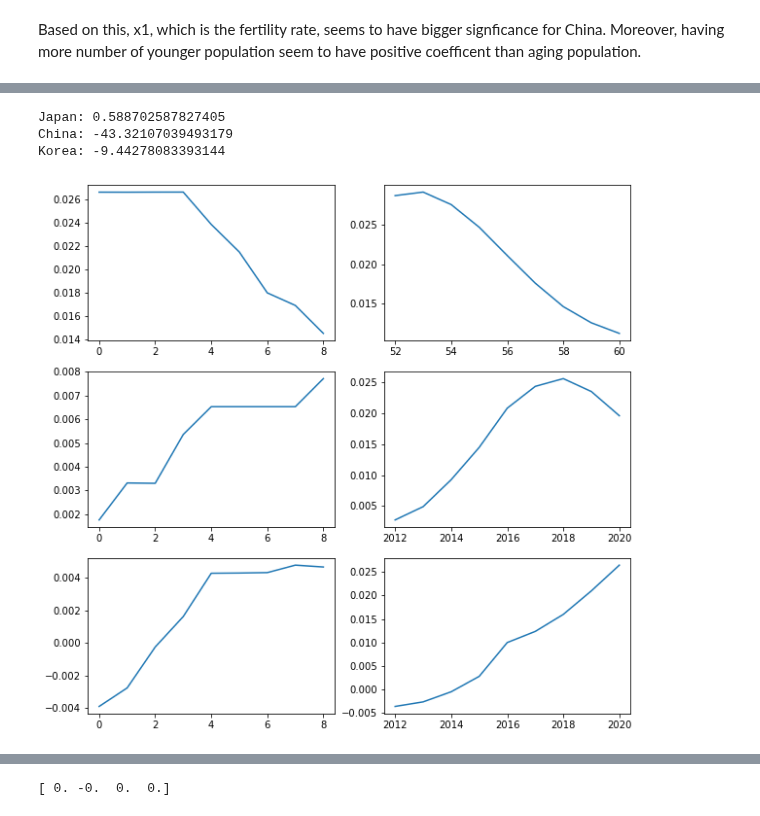
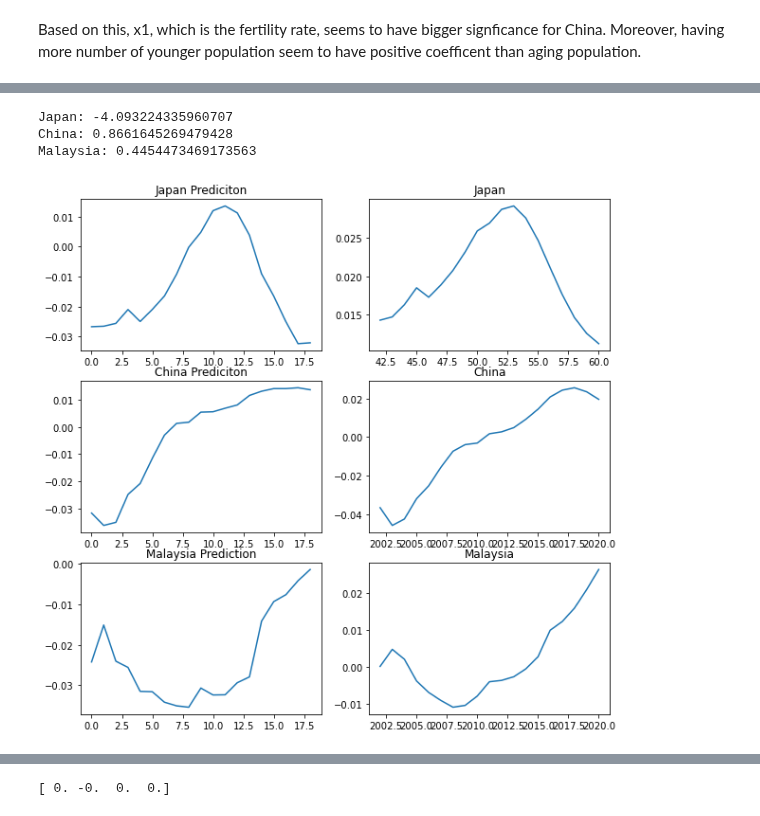
Before and after one commit to SangHyuNBack/2nd-Capstone-Project, a Jupyter notebook: Modeling.ipynb, the cells around one changed output, grey strips where cells are left out. Saved outputs shown, nothing was run; the diff lists cells and outputs as text; code cells hidden in the pictures.

```diff
--- a/Modeling.ipynb
+++ b/Modeling.ipynb
@@ -76,3 +77,19 @@ Notes:
 [2] Standard Errors assume that the covariance matrix of the errors is correctly specified.
 # %% [markdown]
 Based on this, x1, which is the fertility rate, seems to have bigger signficance for China. Moreover, having more number of younger population seem to have positive coefficent than aging population.
+# %%
+from sklearn.neighbors import KNeighborsRegressor
+empty = []
+def KNNR(i, x):
+        X_train, X_test, y_train, y_test = Test_Train(x)
+        scaler = MinMaxScaler()
+        scaler.fit(X_train)
+        X_train_scale = scaler.transform(X_train)
+        X_test_scale = scaler.transform(X_test)
+        knn = KNeighborsRegressor(i)
+        knn.fit(X_train_scale, y_train)
+        prediction = knn.predict(X_test_scale)
+        return(r2_score(prediction, y_test))
+for i in range(1,30):
+    empty.append(KNNR(i, China))
+empty
@@ -140,27 +204,33 @@ empty
 # %%
-from sklearn.ensemble import GradientBoostingRegressor
-def Gradient(x):
-    X_train, X_test, y_train, y_test = Test_Train_STD(x)
-    reg =GradientBoostingRegressor(random_state = 42)
-    scaler = StandardScaler()
+from sklearn.ensemble import RandomForestRegressor
+def RandomForest(x):
+    (X_train, X_test, y_train, y_test) = Test_Train(x)
+    scaler = MinMaxScaler()
     scaler.fit(X_train)
-    X_train_scale = scaler.transform(X_train)
-    X_test_scale = scaler.transform(X_test)
-    reg.fit(X_train_scale, y_train)
-    prediction = reg.predict(X_test_scale)
+    X_train_scale = scaler.fit_transform(X_train)
+    X_test_scale = scaler.fit_transform(X_test)
+    regr = RandomForestRegressor(max_depth = 4, random_state=42)
+    regr.fit(X_train_scale, y_train)
+    prediction = regr.predict(X_test_scale)
     return(prediction, y_test, r2_score(prediction, y_test))
 fig, ax = plt.subplots(3,2, figsize=(10,10))
-ax[0,0].plot(Gradient(Japan)[0])
-ax[0,1].plot(Gradient(Japan)[1])
-ax[1,0].plot(Gradient(China)[0])
-ax[1,1].plot(Gradient(China)[1])
-ax[2,0].plot(Gradient(Korea)[0])
-ax[2,1].plot(Gradient(Korea)[1])
-print('Japan:',Gradient(Japan)[2])
-print('China:',Gradient(China)[2])
-print('Korea:',Gradient(Korea)[2])
+ax[0,0].plot(RandomForest(Japan)[0])
+ax[0,0].set_title('Japan Prediciton')
+ax[0,1].plot(RandomForest(Japan)[1])
+ax[0,1].set_title('Japan')
+ax[1,0].plot(RandomForest(China)[0])
+ax[1,0].set_title('China Prediciton')
+ax[1,1].plot(RandomForest(China)[1])
+ax[1,1].set_title('China')
+ax[2,0].plot(RandomForest(Korea)[0])
+ax[2,0].set_title('Malaysia Prediction')
+ax[2,1].plot(RandomForest(Korea)[1])
+ax[2,1].set_title('Malaysia')
+print('Japan:',RandomForest(Japan)[2])
+print('China:',RandomForest(China)[2])
+print('Malaysia:',RandomForest(Malaysia)[2])
 # %% [output]
-Japan: 0.588702587827405
-China: -43.32107039493179
-Korea: -9.44278083393144
+Japan: -4.093224335960707
+China: 0.8661645269479428
+Malaysia: 0.4454473469173563
-[figure, old version]
+[figure, new version]
```
Also changed, not shown: parts of 26 cells of this notebook.
